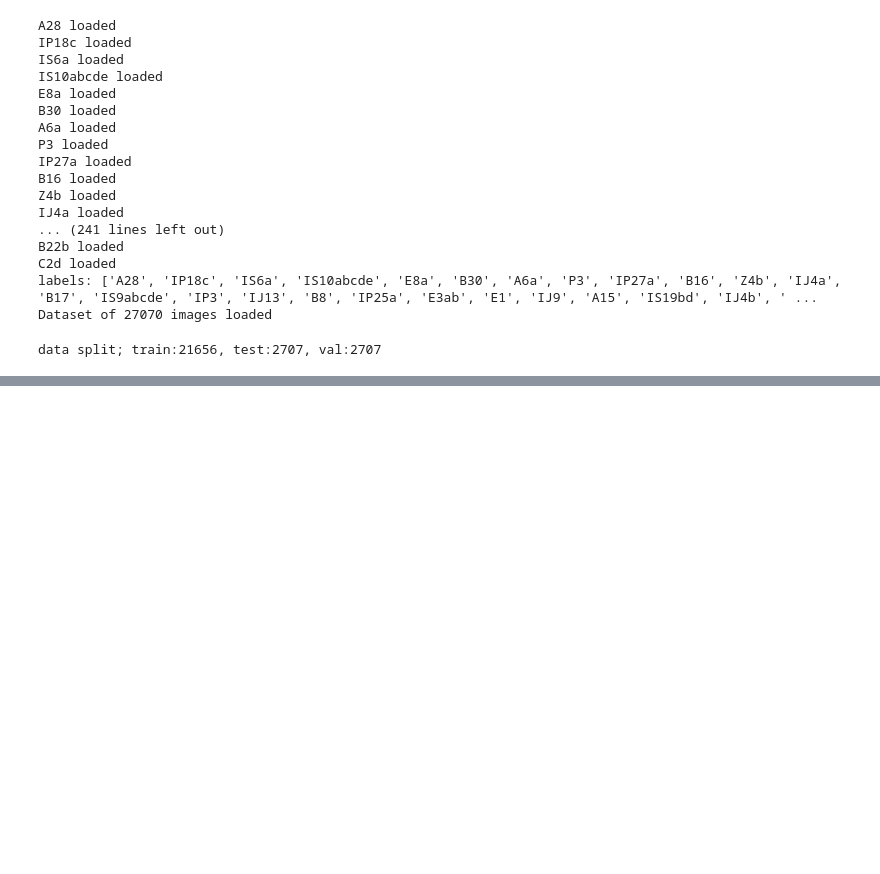
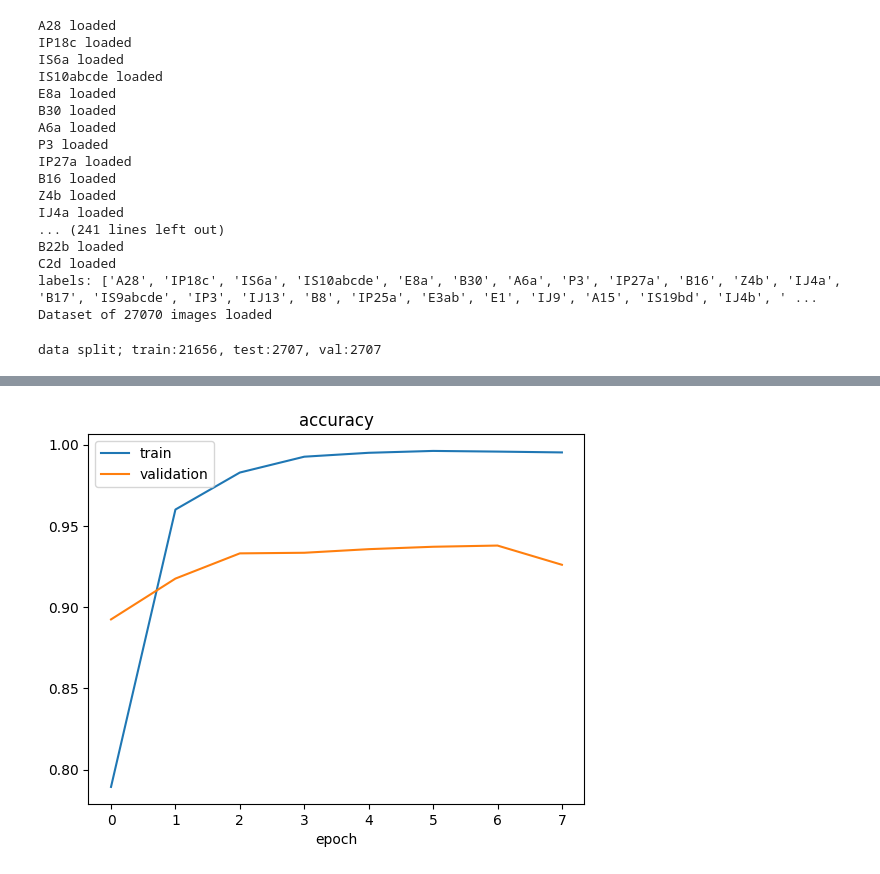
Before and after one commit to tomhruby1/traffic-signs-features, a Jupyter notebook: training.ipynb, the cells around one changed output, grey strips where cells are left out. Drawn from its saved outputs; the diff is of its cells as text; code cells hidden in the pictures; blank space fills up the shorter version.

```diff
--- a/training.ipynb
+++ b/training.ipynb
@@ -44,0 +127,5 @@ data split; train:21656, test:2707, val:2707
+# %%
+optimizer = torch.optim.SGD(net.parameters(), lr=0.0005)
+tr.train(optimizer, 1)
+tr.plot_loss()
+tr.plot_acc()
@@ -44,0 +148,5 @@ data split; train:21656, test:2707, val:2707
+# %%
+optimizer = torch.optim.SGD(net.parameters(), lr=0.002)
+tr.plot_acc()
+# %% [output]
+[figure, added]
```
Also changed, not shown: parts of 12 cells of this notebook, 2 other files.
